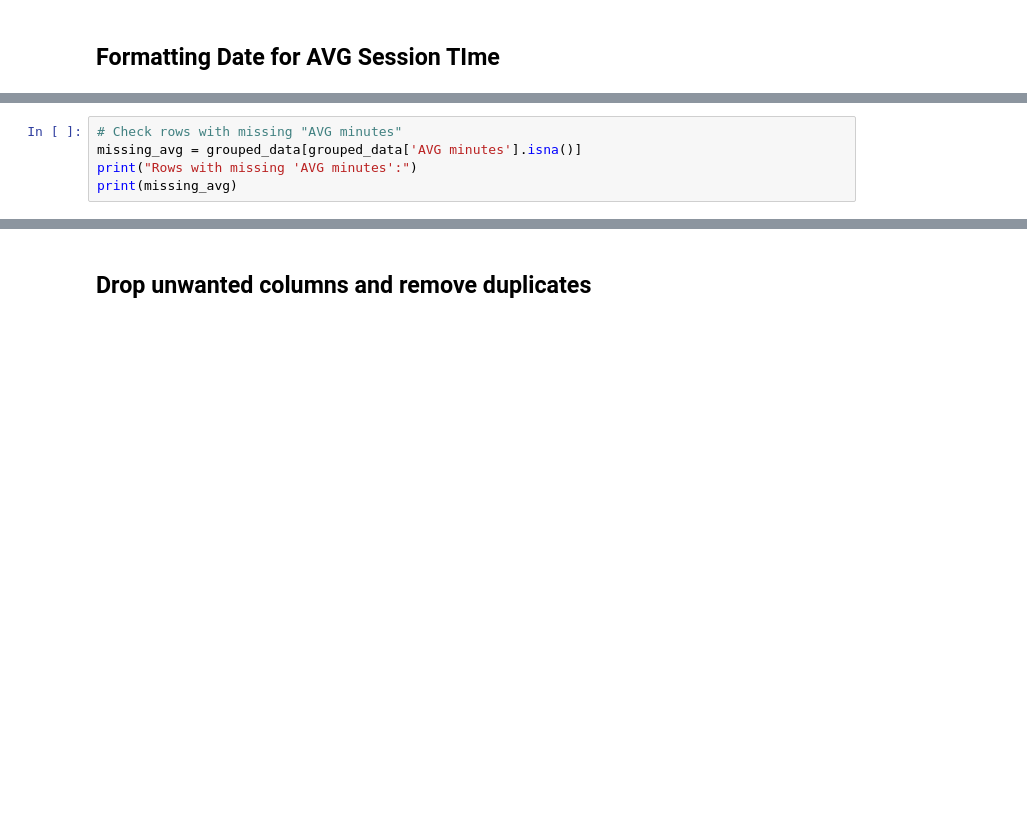
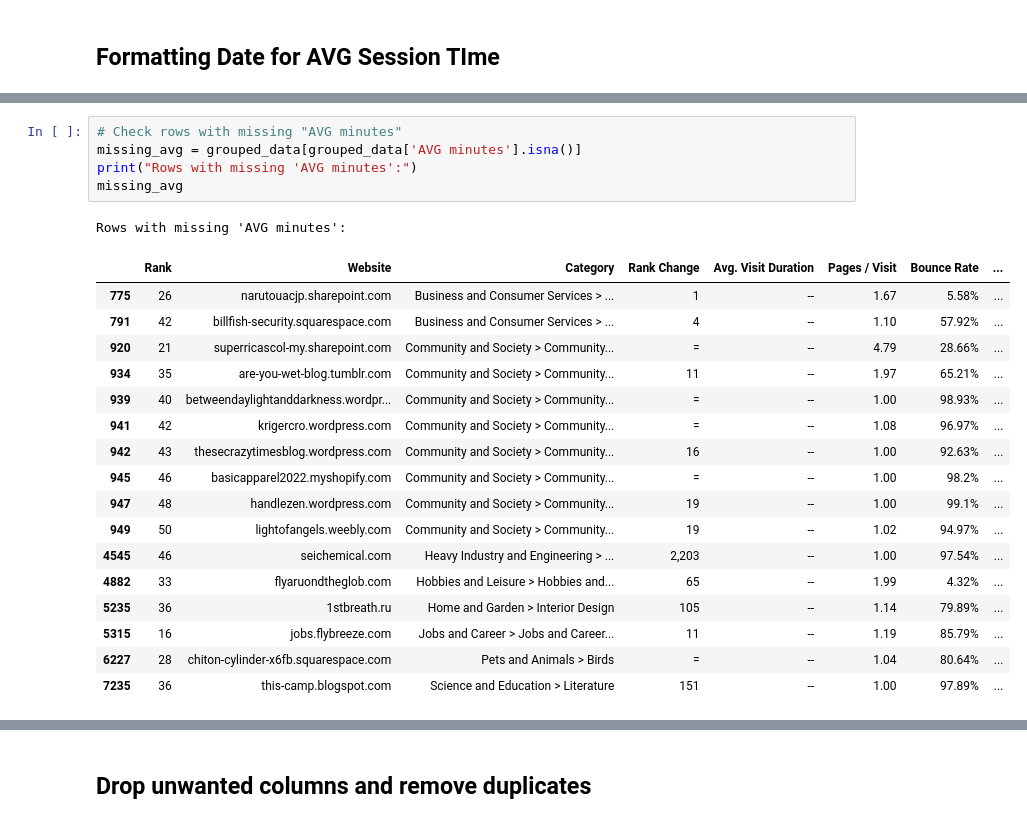
Before and after one commit to MohammedKamalAlsyd/TimJS, a Jupyter notebook: timjs/WebScrapping/main.ipynb, the cells around one changed output, grey strips where cells are left out. Drawn from its saved outputs; the diff is of its cells as text; blank space fills up the shorter version.

```diff
--- a/timjs/WebScrapping/main.ipynb
+++ b/timjs/WebScrapping/main.ipynb
@@ -525,8 +555,27 @@ print(grouped_data.head(3))
 # %%
 # Check rows with missing "AVG minutes"
 missing_avg = grouped_data[grouped_data['AVG minutes'].isna()]
 print("Rows with missing 'AVG minutes':")
-print(missing_avg)
+missing_avg
+# %% [output]
+Rows with missing 'AVG minutes':
+|  | Rank | Website | Category | Rank Change | Avg. Visit Duration | Pages / Visit | Bounce Rate | ... |
+| 775 | 26 | narutouacjp.sharepoint.com | Business and Consumer Services > ... | 1 | -- | 1.67 | 5.58% | ... |
+| 791 | 42 | billfish-security.squarespace.com | Business and Consumer Services > ... | 4 | -- | 1.10 | 57.92% | ... |
+| 920 | 21 | superricascol-my.sharepoint.com | Community and Society > Community... | = | -- | 4.79 | 28.66% | ... |
+| 934 | 35 | are-you-wet-blog.tumblr.com | Community and Society > Community... | 11 | -- | 1.97 | 65.21% | ... |
+| 939 | 40 | betweendaylightanddarkness.wordpr... | Community and Society > Community... | = | -- | 1.00 | 98.93% | ... |
+| 941 | 42 | krigercro.wordpress.com | Community and Society > Community... | = | -- | 1.08 | 96.97% | ... |
+| 942 | 43 | thesecrazytimesblog.wordpress.com | Community and Society > Community... | 16 | -- | 1.00 | 92.63% | ... |
+| 945 | 46 | basicapparel2022.myshopify.com | Community and Society > Community... | = | -- | 1.00 | 98.2% | ... |
+| 947 | 48 | handlezen.wordpress.com | Community and Society > Community... | 19 | -- | 1.00 | 99.1% | ... |
+| 949 | 50 | lightofangels.weebly.com | Community and Society > Community... | 19 | -- | 1.02 | 94.97% | ... |
+| 4545 | 46 | seichemical.com | Heavy Industry and Engineering > ... | 2,203 | -- | 1.00 | 97.54% | ... |
+| 4882 | 33 | flyaruondtheglob.com | Hobbies and Leisure > Hobbies and... | 65 | -- | 1.99 | 4.32% | ... |
+| 5235 | 36 | 1stbreath.ru | Home and Garden > Interior Design | 105 | -- | 1.14 | 79.89% | ... |
+| 5315 | 16 | jobs.flybreeze.com | Jobs and Career > Jobs and Career... | 11 | -- | 1.19 | 85.79% | ... |
+| 6227 | 28 | chiton-cylinder-x6fb.squarespace.com | Pets and Animals > Birds | = | -- | 1.04 | 80.64% | ... |
+| 7235 | 36 | this-camp.blogspot.com | Science and Education > Literature | 151 | -- | 1.00 | 97.89% | ... |
 # %%
 # Group by 'Category' and calculate mean visit duration (in minutes)
 def cal_category_avg_min(df):
```
Also changed, not shown: parts of 19 cells of this notebook, 3 other files.
